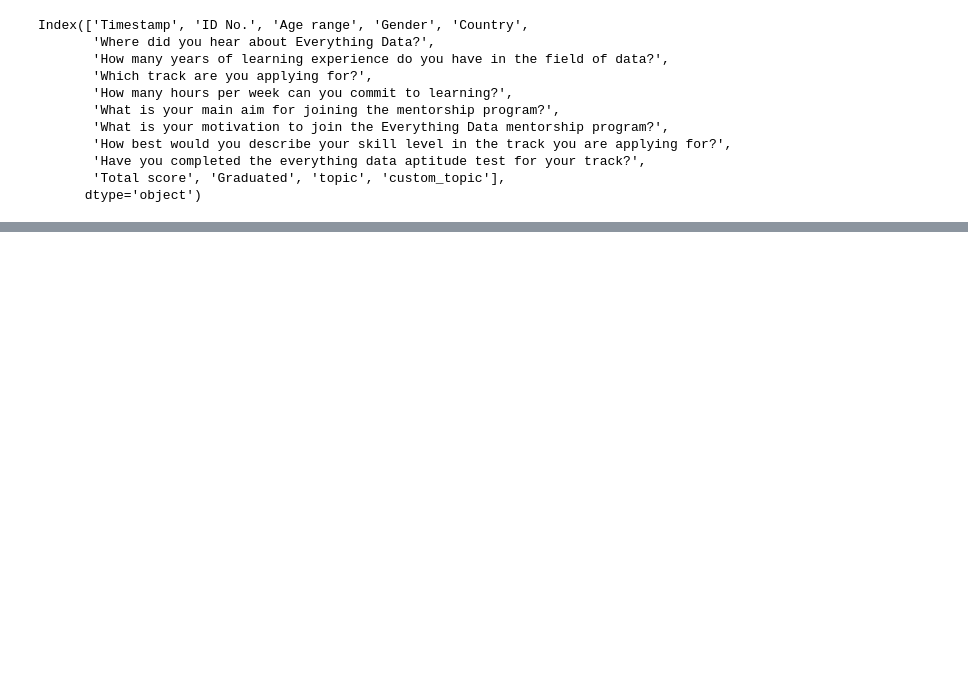
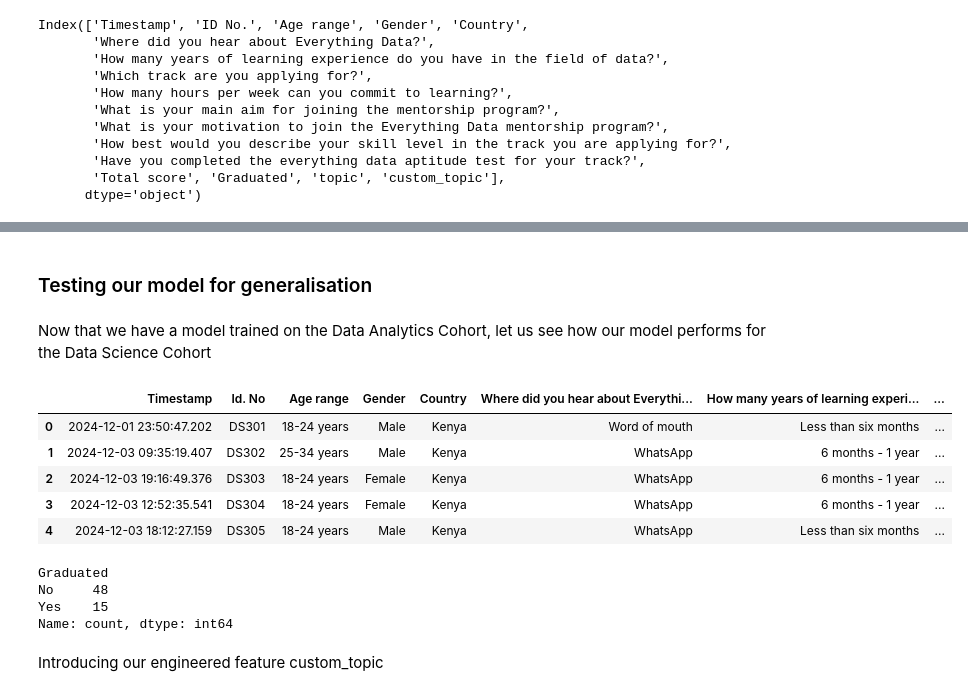
Before and after one commit to port1a/Everythn-Data-Capstone, a Jupyter notebook: capstone.ipynb, the cells around one changed output, grey strips where cells are left out. Cells and saved outputs as stored; diff of their text form; code cells hidden in the pictures; blank space fills up the shorter version.

```diff
--- a/capstone.ipynb
+++ b/capstone.ipynb
@@ -470,0 +522,24 @@ rf_pipeline.f
+# %% [markdown]
+### Testing our model for generalisation
+# %% [markdown]
+Now that we have a model trained on the Data Analytics Cohort, let us see how our model performs for the Data Science Cohort
+# %%
+ds = pd.read_excel('capstone.xlsx', sheet_name = 'Cohort 3 DS')
+
+ds.head()
+# %% [output]
+|  | Timestamp | Id. No | Age range | Gender | Country | Where did you hear about Everythi... | How many years of learning experi... | ... |
+| 0 | 2024-12-01 23:50:47.202 | DS301 | 18-24 years | Male | Kenya | Word of mouth | Less than six months | ... |
+| 1 | 2024-12-03 09:35:19.407 | DS302 | 25-34 years | Male | Kenya | WhatsApp | 6 months - 1 year | ... |
+| 2 | 2024-12-03 19:16:49.376 | DS303 | 18-24 years | Female | Kenya | WhatsApp | 6 months - 1 year | ... |
+| 3 | 2024-12-03 12:52:35.541 | DS304 | 18-24 years | Female | Kenya | WhatsApp | 6 months - 1 year | ... |
+| 4 | 2024-12-03 18:12:27.159 | DS305 | 18-24 years | Male | Kenya | WhatsApp | Less than six months | ... |
+# %%
+ds['Graduated'].value_counts()
+# %% [output]
+Graduated
+No     48
+Yes    15
+Name: count, dtype: int64
+# %% [markdown]
+Introducing our engineered feature custom_topic
```
Also changed, not shown: parts of 25 cells of this notebook.
